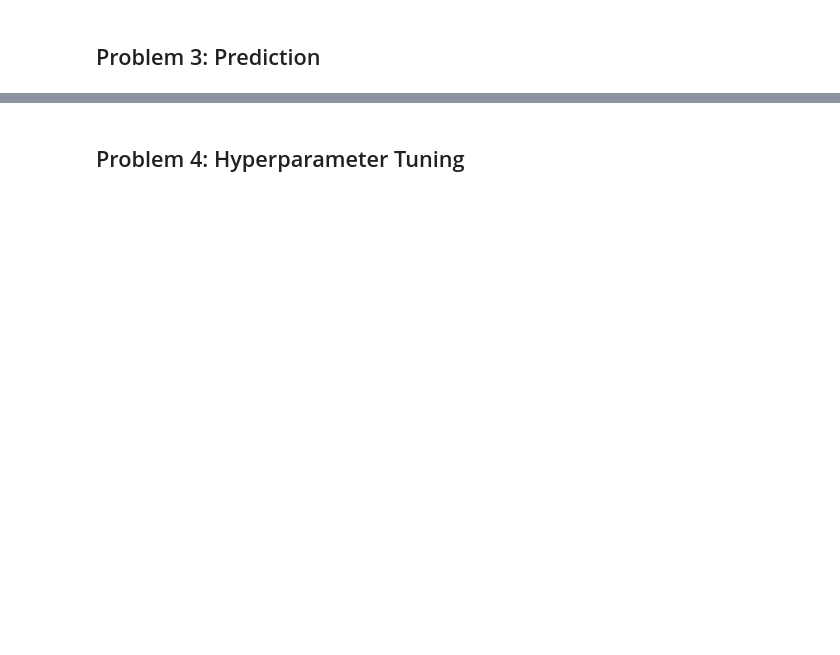
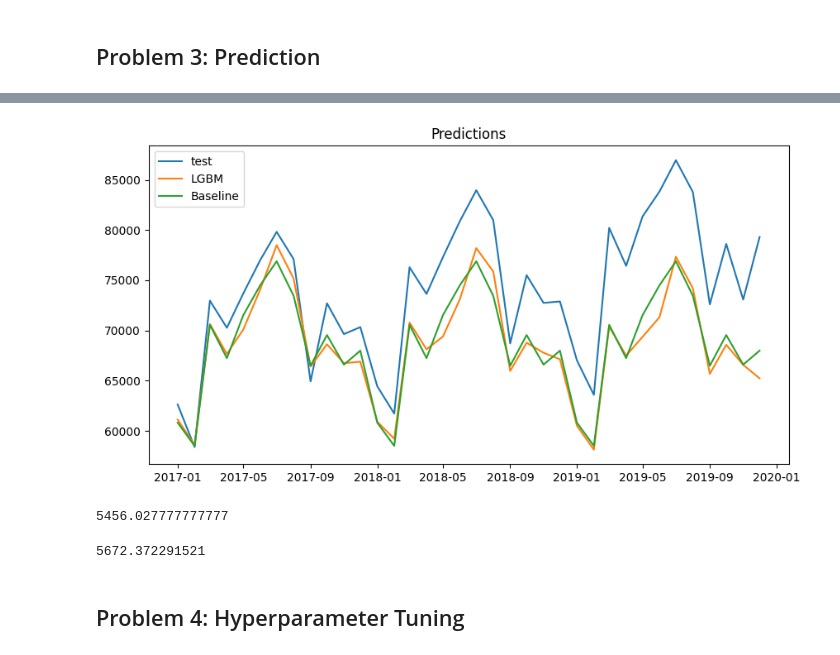
Before and after one commit to neal-logan/dsba6211-summer2024, a Jupyter notebook: notebooks/dsba6211_summer2024_lab8.ipynb, the cells around one changed output, grey strips where cells are left out. Saved outputs shown, nothing was run; the diff lists cells and outputs as text; code cells hidden in the pictures; blank space fills up the shorter version.

Commit message:
Completed problems 1-3, encountered an error in 4

```diff
--- a/notebooks/dsba6211_summer2024_lab8.ipynb
+++ b/notebooks/dsba6211_summer2024_lab8.ipynb
@@ -98,10 +98,10 @@ data_train = data_train.asfreq('MS')
 
 # Create baseline: value of the same month of the previous year
 # ==============================================================================
-# forecaster = ForecasterEquivalentDate(
-#                  offset    = pd.DateOffset(!<-- fill in -->!),
-#                  n_offsets = 1
-#              )
+forecaster = ForecasterEquivalentDate(
+                 offset    = pd.DateOffset(months=12),
+                 n_offsets = 1
+             )
 
 # Train forecaster
 # ==============================================================================
@@ -128,3 +147,15 @@ from lightgbm import LGBMRegressor
 # Create and fit forecaster
 # ==============================================================================
 # add code below
+
+lgbm_forecaster = ForecasterAutoreg(
+    regressor = LGBMRegressor(random_state=123),
+    lags      = 12,
+    differentiation = 1,
+)
+
+lgbm_forecaster.fit(y=data_train['ENPLANE'])
+lgbm_predict = lgbm_forecaster.predict(steps=len(data_test))
+
+
+lgbm_forecaster
@@ -141,16 +231,27 @@ from lightgbm import LGBMRegressor
 # %%
-# fig, ax = plt.subplots(figsize=(10, 5))
-# plt.plot(data_test, label='test')
-# plt.plot(lgbm_predict, label='LGBM')
-# plt.plot(baseline_predict, label='Baseline')
-# ax.set_title('Predictions')
-# ax.legend();
+fig, ax = plt.subplots(figsize=(10, 5))
+# plt.plot(data_train, label='train')
+plt.plot(data_test, label='test')
+plt.plot(lgbm_predict, label='LGBM')
+plt.plot(baseline_predict, label='Baseline')
+ax.set_title('Predictions')
+ax.legend();
+# %% [output]
+[figure, added]
 # %%
 # sklearn mean_absolute_error
 # add code below
+
+mean_absolute_error(data_test, baseline_predict)
+# %% [output]
+5456.027777777777
 # %%
 # sklearn mean_absolute_error
 # add code below
+
+mean_absolute_error(data_test, lgbm_predict)
+# %% [output]
+5672.372291521
 # %% [markdown]
 ## Problem 4: Hyperparameter Tuning
 # %% [markdown]
```
Also changed, not shown: parts of 7 cells of this notebook.
